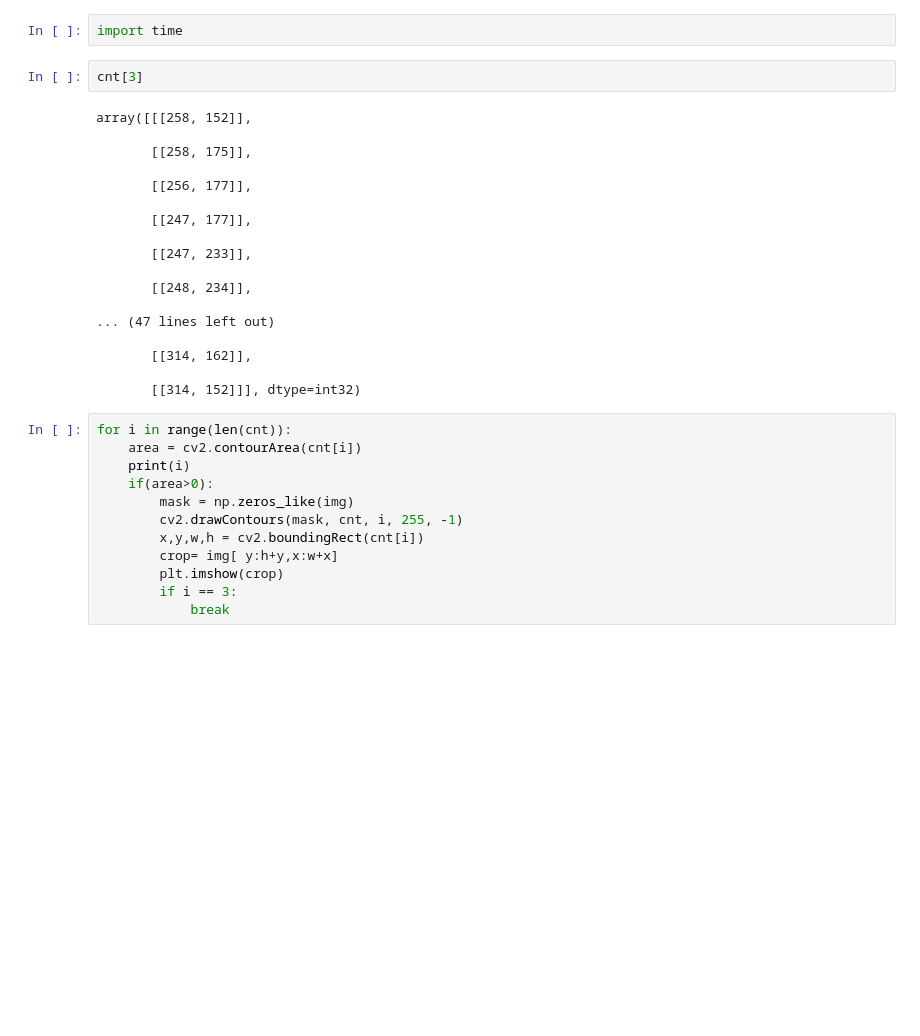
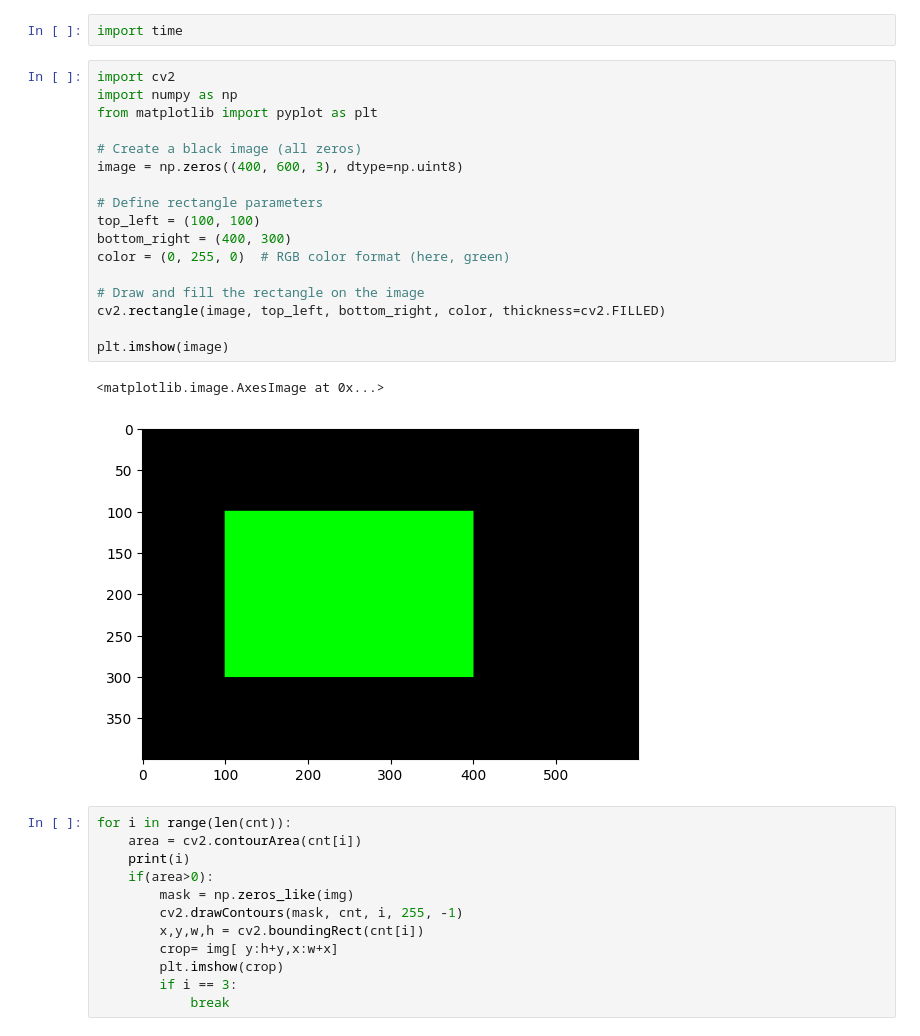
Before and after one commit to abhishekxtage/digisketch, a Jupyter notebook: Auto/Approaches/001_Simplest_Example.ipynb, the cells around one changed output. Drawn from its saved outputs; the diff is of its cells as text; blank space fills up the shorter version.

```diff
--- a/Auto/Approaches/001_Simplest_Example.ipynb
+++ b/Auto/Approaches/001_Simplest_Example.ipynb
@@ -378,26 +378,26 @@ out= cv2.dilate(out,kernel,iterations = 3)
 cnt, h = cv2.findContours(out,cv2.RETR_TREE,cv2.CHAIN_APPROX_SIMPLE)
 # %%
 import time
-# %%
-cnt[3]
-# %% [output]
-array([[[258, 152]],
-
-       [[258, 175]],
-
-       [[256, 177]],
-
-       [[247, 177]],
-
-       [[247, 233]],
-
-       [[248, 234]],
-
-... (47 lines left out)
-
-       [[314, 162]],
-
-       [[314, 152]]], dtype=int32)
+# %%
+import cv2
+import numpy as np
+from matplotlib import pyplot as plt
+
+# Create a black image (all zeros)
+image = np.zeros((400, 600, 3), dtype=np.uint8)
+
+# Define rectangle parameters
+top_left = (100, 100)
+bottom_right = (400, 300)
+color = (0, 255, 0)  # RGB color format (here, green)
+
+# Draw and fill the rectangle on the image
+cv2.rectangle(image, top_left, bottom_right, color, thickness=cv2.FILLED)
+
+plt.imshow(image)
+# %% [output]
+<matplotlib.image.AxesImage at 0x...>
+[figure, added]
 # %%
 for i in range(len(cnt)):
     area = cv2.contourArea(cnt[i])
```
Also changed, not shown: 1 other file.
